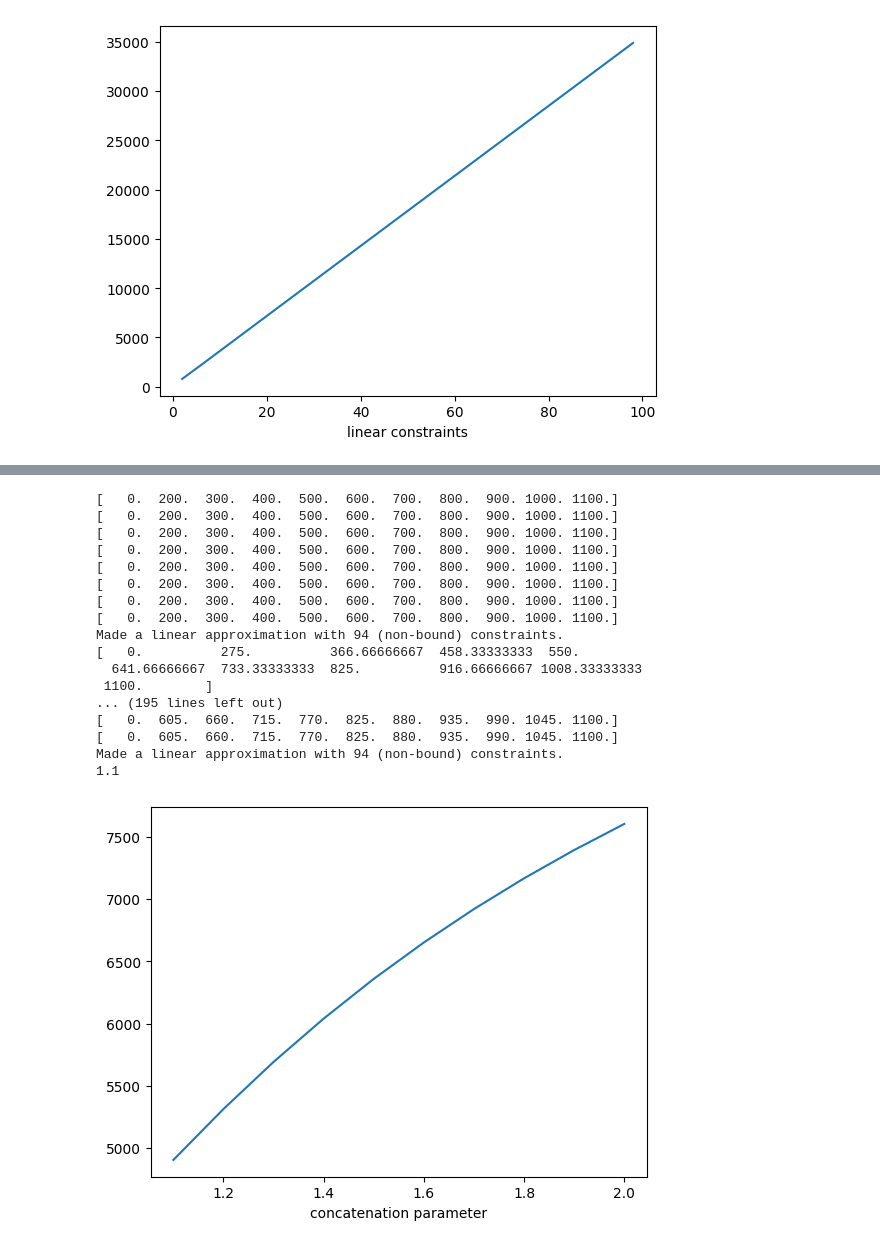
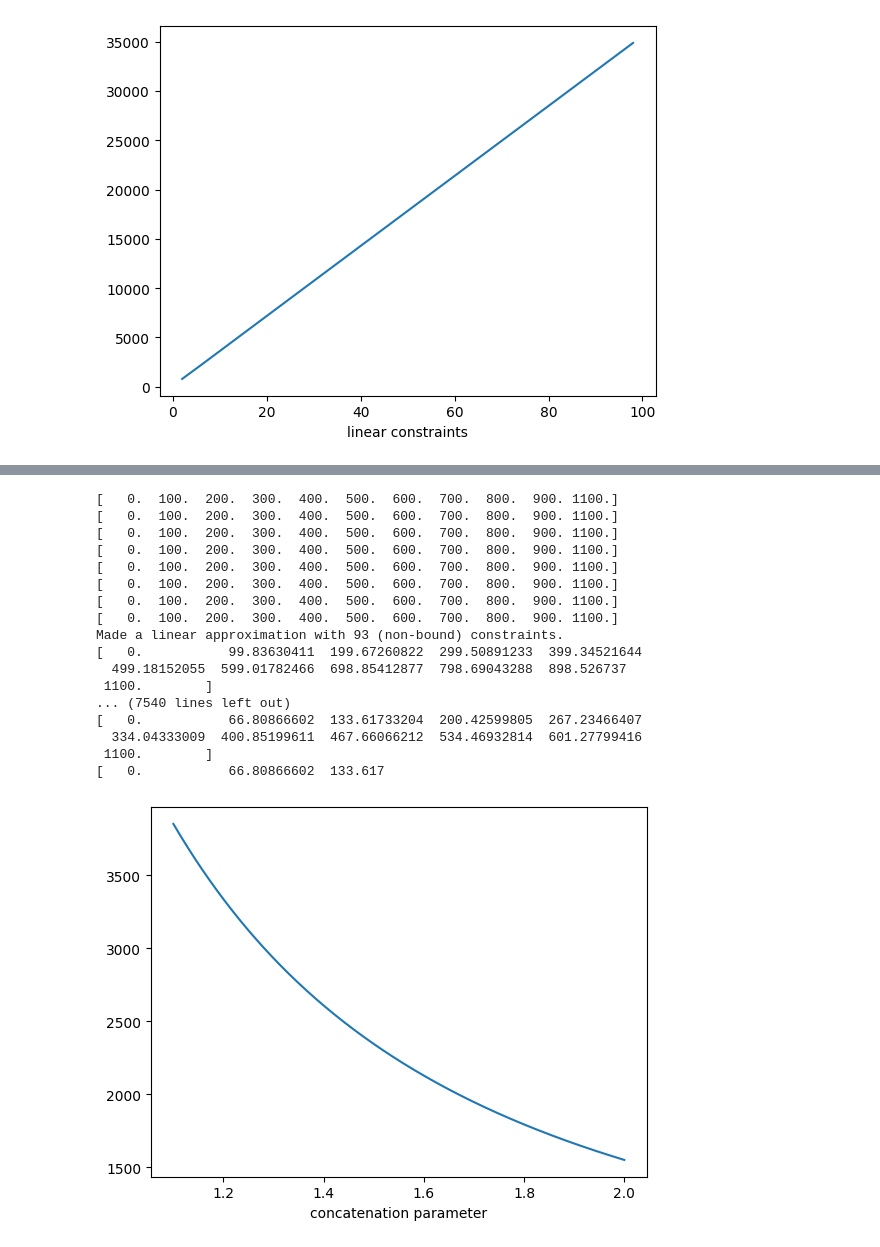
Before and after one commit to micpap25/ENG-QUANT, a Jupyter notebook: experiments/condition_number.ipynb, the cells around one changed output, grey strips where cells are left out. Drawn from its saved outputs; the diff is of its cells as text; code cells hidden in the pictures.

```diff
--- a/experiments/condition_number.ipynb
+++ b/experiments/condition_number.ipynb
@@ -493,22 +518,23 @@ print(conds[2])
 [figure]
 # %%
 points = np.linspace(1.1, 2, 500, endpoint=True)
-LIN_CONSTRAINTS = 10
+
+toy_problem_to_json(N, F_UPPER_BOUNDS, DEMAND_INEQUALITY, GAMMA, LAMBD,
+                    EPS, DELTA, LP, LF, UP)
 
 conds = []
 for concat in points:
 
     def np_uniform_bunch_low(lower: float, upper: float, num: int):
-        return np.linspace(lower, lower + ((upper - lower)/concat), num)[0:-1]
+        return np.linspace(lower, lower + ((upper - lower)/concat), num)
 
 
     # quadratic_model_lin_approx(LIN_CONSTRAINTS, OUTER_APPROXIMATION, COEFFICIENT_SURROGATE,
     #                             SURROGATE_BOUND_BELOW, SURROGATE_BOUND_ABOVE,
     #                             points_function=np_uniform_bunch_middle, remove_division=REMOVE_DIVISION,
     #                             f_name="model11_quad_reform_2.json")
-    quadratic_lin_approx_no_surrogate(LIN_CONSTRAINTS, OUTER_APPROXIMATION, endpoints=False,
-                                        points_function=np_uniform_bunch_low, remove_division=REMOVE_DIVISION,
-                                        f_name="model11_quad_reform_2.json")
+    quadratic_lin_approx_no_surrogate(LIN_CONSTRAINTS, OUTER_APPROXIMATION, remove_division=REMOVE_DIVISION,
+                                        f_name="toy.json")
     conds.append(condition_number_nes_basic())
 
 plt.xlabel("concatenation parameter")
@@ -521,43 +562,43 @@ print(points[np.argmin(np.abs(conds))])
 # %%
-points = np.linspace(1.1, 2, 10, endpoint=True)
+points = np.linspace(1.1, 2, 500, endpoint=True)
 LIN_CONSTRAINTS = 10
 
 conds = []
 for concat in points:
 
     def np_uniform_bunch_low(lower: float, upper: float, num: int):
         return np.append(np.linspace(lower, lower + ((upper - lower)/concat), num)[0:-1], [upper])
 
 
     # quadratic_model_lin_approx(LIN_CONSTRAINTS, OUTER_APPROXIMATION, COEFFICIENT_SURROGATE,
     #                             SURROGATE_BOUND_BELOW, SURROGATE_BOUND_ABOVE,
     #                             points_function=np_uniform_bunch_middle, remove_division=REMOVE_DIVISION,
     #                             f_name="model11_quad_reform_2.json")
     quadratic_lin_approx_no_surrogate(LIN_CONSTRAINTS, False, endpoints=True,
                                         points_function=np_uniform_bunch_low, remove_division=REMOVE_DIVISION,
-                                        f_name="model11_quad_reform_2.json", verbose=True)
+                                        f_name="model11_quad_reform_nofix.json", verbose=True)
     conds.append(condition_number_nes_basic())
 
 plt.xlabel("concatenation parameter")
 plt.plot(points, conds, label="Cond no.")
 
 print(points[np.argmin(np.abs(conds))])
 # %% [output]
-[   0.  200.  300.  400.  500.  600.  700.  800.  900. 1000. 1100.]
-[   0.  200.  300.  400.  500.  600.  700.  800.  900. 1000. 1100.]
-[   0.  200.  300.  400.  500.  600.  700.  800.  900. 1000. 1100.]
-[   0.  200.  300.  400.  500.  600.  700.  800.  900. 1000. 1100.]
-[   0.  200.  300.  400.  500.  600.  700.  800.  900. 1000. 1100.]
-[   0.  200.  300.  400.  500.  600.  700.  800.  900. 1000. 1100.]
-[   0.  200.  300.  400.  500.  600.  700.  800.  900. 1000. 1100.]
-[   0.  200.  300.  400.  500.  600.  700.  800.  900. 1000. 1100.]
-Made a linear approximation with 94 (non-bound) constraints.
-[   0.          275.          366.66666667  458.33333333  550.
-  641.66666667  733.33333333  825.          916.66666667 1008.33333333
+[   0.  100.  200.  300.  400.  500.  600.  700.  800.  900. 1100.]
+[   0.  100.  200.  300.  400.  500.  600.  700.  800.  900. 1100.]
+[   0.  100.  200.  300.  400.  500.  600.  700.  800.  900. 1100.]
+[   0.  100.  200.  300.  400.  500.  600.  700.  800.  900. 1100.]
+[   0.  100.  200.  300.  400.  500.  600.  700.  800.  900. 1100.]
+[   0.  100.  200.  300.  400.  500.  600.  700.  800.  900. 1100.]
+[   0.  100.  200.  300.  400.  500.  600.  700.  800.  900. 1100.]
+[   0.  100.  200.  300.  400.  500.  600.  700.  800.  900. 1100.]
+Made a linear approximation with 93 (non-bound) constraints.
+[   0.           99.83630411  199.67260822  299.50891233  399.34521644
+  499.18152055  599.01782466  698.85412877  798.69043288  898.526737
  1100.        ]
-... (195 lines left out)
-[   0.  605.  660.  715.  770.  825.  880.  935.  990. 1045. 1100.]
-[   0.  605.  660.  715.  770.  825.  880.  935.  990. 1045. 1100.]
-Made a linear approximation with 94 (non-bound) constraints.
-1.1
+... (7540 lines left out)
+[   0.           66.80866602  133.61733204  200.42599805  267.23466407
+  334.04333009  400.85199611  467.66066212  534.46932814  601.27799416
+ 1100.        ]
+[   0.           66.80866602  133.617
-[figure, old version]
+[figure, new version]
```
Also changed, not shown: parts of 13 cells of this notebook, 13 other files.
